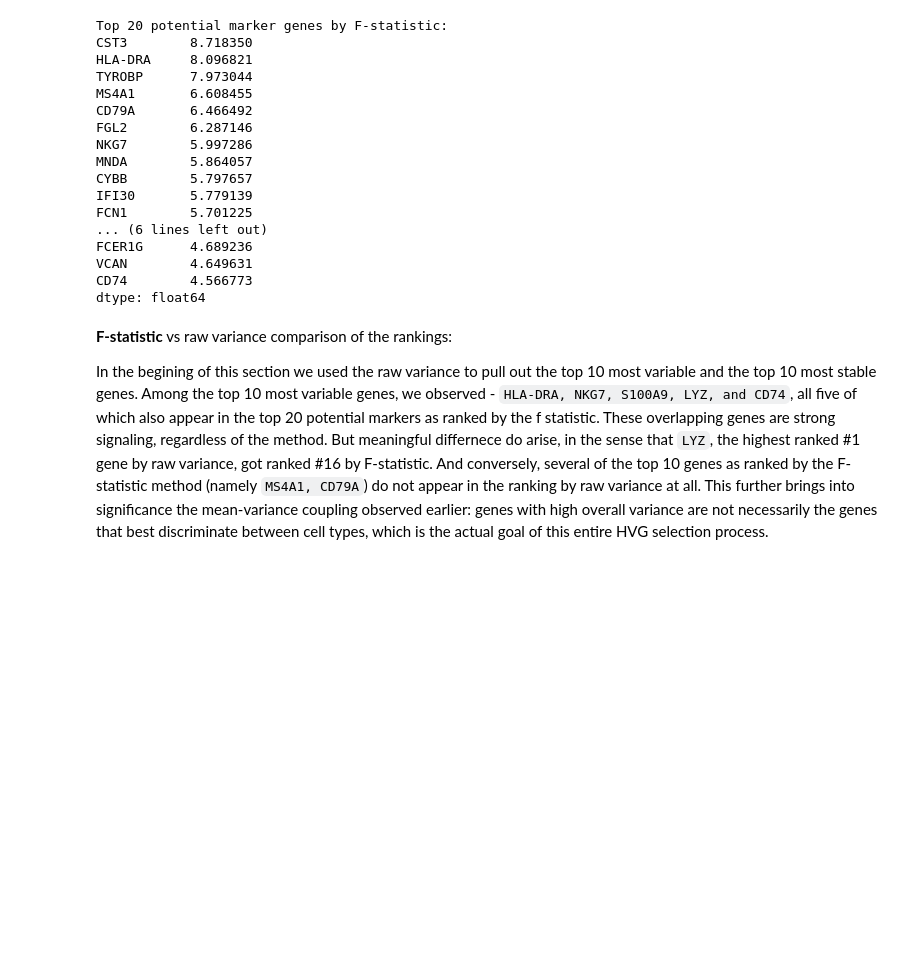
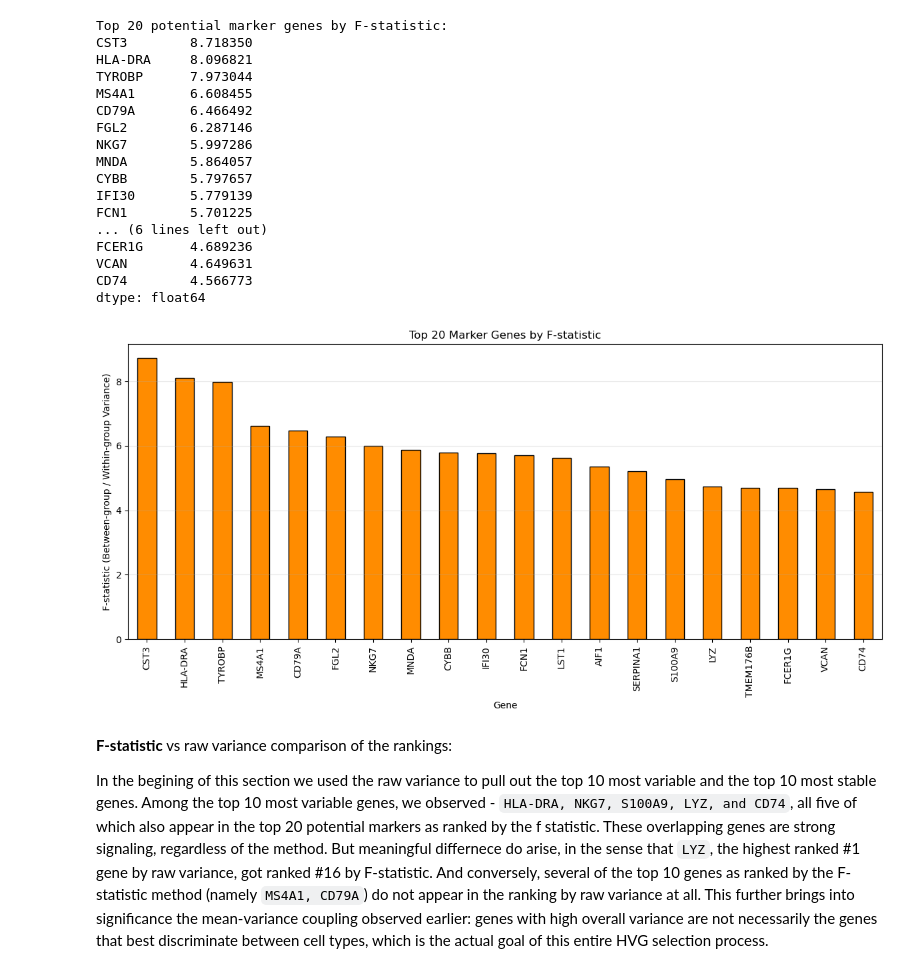
Before and after one commit to rajantidke/ML_immune_cell_type_classifier, a Jupyter notebook: Notebooks/1_Data_exploration.ipynb, the cells around one changed output. Cells and saved outputs as stored; diff of their text form; code cells hidden in the pictures; blank space fills up the shorter version.

```diff
--- a/Notebooks/1_Data_exploration.ipynb
+++ b/Notebooks/1_Data_exploration.ipynb
@@ -413,6 +415,20 @@ FCER1G      4.689236
 VCAN        4.649631
 CD74        4.566773
 dtype: float64
+# %%
+# Bar chart of top 20 marker genes by F-statistic
+plt.figure(figsize=(12, 6))
+top_markers.head(20).plot(kind="bar", color="darkorange", edgecolor="black")
+plt.title("Top 20 Marker Genes by F-statistic")
+plt.xlabel("Gene")
+plt.ylabel("F-statistic (Between-group / Within-group Variance)")
+plt.xticks(rotation=90)
+plt.grid(axis="y", alpha=0.3)
+plt.tight_layout()
+plt.savefig(os.path.join(PLOT_DIR, "top_marker_genes.png"), dpi=300)
+plt.show()
+# %% [output]
+[figure, added]
 # %% [markdown]
 __F-statistic__ vs raw variance comparison of the rankings:
 
```
Also changed, not shown: parts of 12 cells of this notebook, 29 other files.
